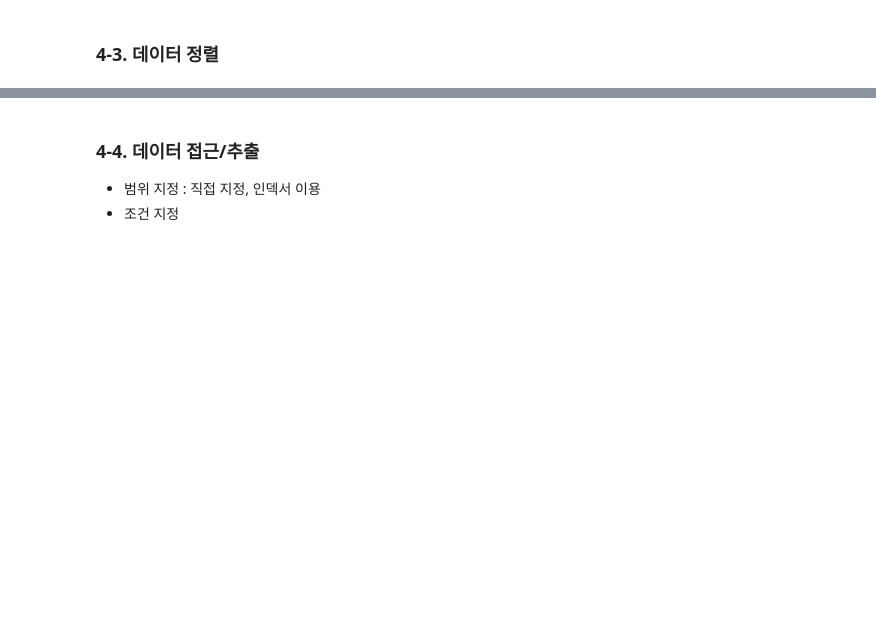
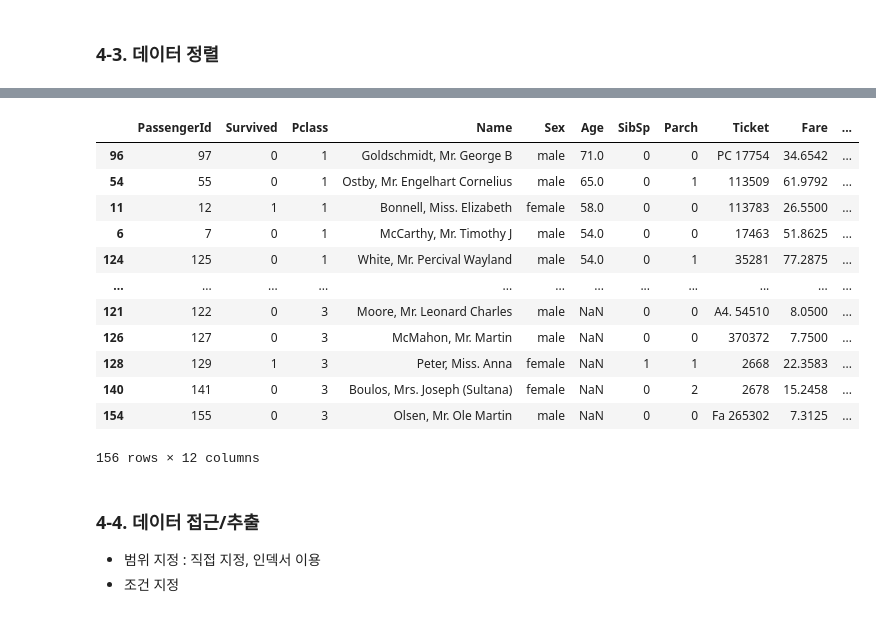
Before and after one commit to jihoo12/pydata26, a Jupyter notebook: AI기반데이터분석_04_판다스_데이터처리_실습.ipynb, the cells around one changed output, grey strips where cells are left out. Drawn from its saved outputs; the diff is of its cells as text; code cells hidden in the pictures; blank space fills up the shorter version.

```diff
--- a/AI기반데이터분석_04_판다스_데이터처리_실습.ipynb
+++ b/AI기반데이터분석_04_판다스_데이터처리_실습.ipynb
@@ -282,6 +282,10 @@ memory usage: 448.0 bytes
 ### 4-2. 컬럼명과 인덱스 정리
 # %%
 # 컬럼명의 첫글자는 소문자로, 나머지는 대문자로 수정 : lambda 함수사용
+t_df.rename(
+    columns=lambda x: x[0].lower() + x[1:].upper(),
+    inplace=True
+)
 # %%
 # 데이터프레임 복사하기
 sample_backup_df = sample_df.copy()
@@ -320,7 +324,7 @@ drop_index = [2, 4, 152, 154]
 # index를 0부터 순서대로 assign 되도록 reset하기
 # %%
 # 컬럼 PassengeId를 index로 설정하기
-t_df.set_index(passengerid)
+t_df.set_index(PassengerId)
 # %%
 # 현재 index (passengerid) 를 컬럼으로 만들고, index를 RangeIndex로 reset하기
 t_df = t_df.reset_index()
@@ -334,9 +352,27 @@ t_df
 # 'age' 기준으로 내림차순으로 정렬
 # %%
 # 'age', 'pclass'를 기준으로 정렬
-t_df.sort_values(by=['pclass','age'])
+t_df.sort_values(by=['Pclass','Age'])
 
 # pclass는 오름차순으로 정렬, age는 내림차순으로
+t_df.sort_values(
+    by=['Pclass', 'Age'],
+    ascending=[True, False]
+)
+# %% [output]
+|  | PassengerId | Survived | Pclass | Name | Sex | Age | SibSp | Parch | Ticket | Fare | ... |
+| 96 | 97 | 0 | 1 | Goldschmidt, Mr. George B | male | 71.0 | 0 | 0 | PC 17754 | 34.6542 | ... |
+| 54 | 55 | 0 | 1 | Ostby, Mr. Engelhart Cornelius | male | 65.0 | 0 | 1 | 113509 | 61.9792 | ... |
+| 11 | 12 | 1 | 1 | Bonnell, Miss. Elizabeth | female | 58.0 | 0 | 0 | 113783 | 26.5500 | ... |
+| 6 | 7 | 0 | 1 | McCarthy, Mr. Timothy J | male | 54.0 | 0 | 0 | 17463 | 51.8625 | ... |
+| 124 | 125 | 0 | 1 | White, Mr. Percival Wayland | male | 54.0 | 0 | 1 | 35281 | 77.2875 | ... |
+| ... | ... | ... | ... | ... | ... | ... | ... | ... | ... | ... | ... |
+| 121 | 122 | 0 | 3 | Moore, Mr. Leonard Charles | male | NaN | 0 | 0 | A4. 54510 | 8.0500 | ... |
+| 126 | 127 | 0 | 3 | McMahon, Mr. Martin | male | NaN | 0 | 0 | 370372 | 7.7500 | ... |
+| 128 | 129 | 1 | 3 | Peter, Miss. Anna | female | NaN | 1 | 1 | 2668 | 22.3583 | ... |
+| 140 | 141 | 0 | 3 | Boulos, Mrs. Joseph (Sultana) | female | NaN | 0 | 2 | 2678 | 15.2458 | ... |
+| 154 | 155 | 0 | 3 | Olsen, Mr. Ole Martin | male | NaN | 0 | 0 | Fa 265302 | 7.3125 | ... |
+156 rows × 12 columns
 # %%
 # index를 기준으로 정렬
 # %% [markdown]
```
Also changed, not shown: parts of 1 cell of this notebook.
